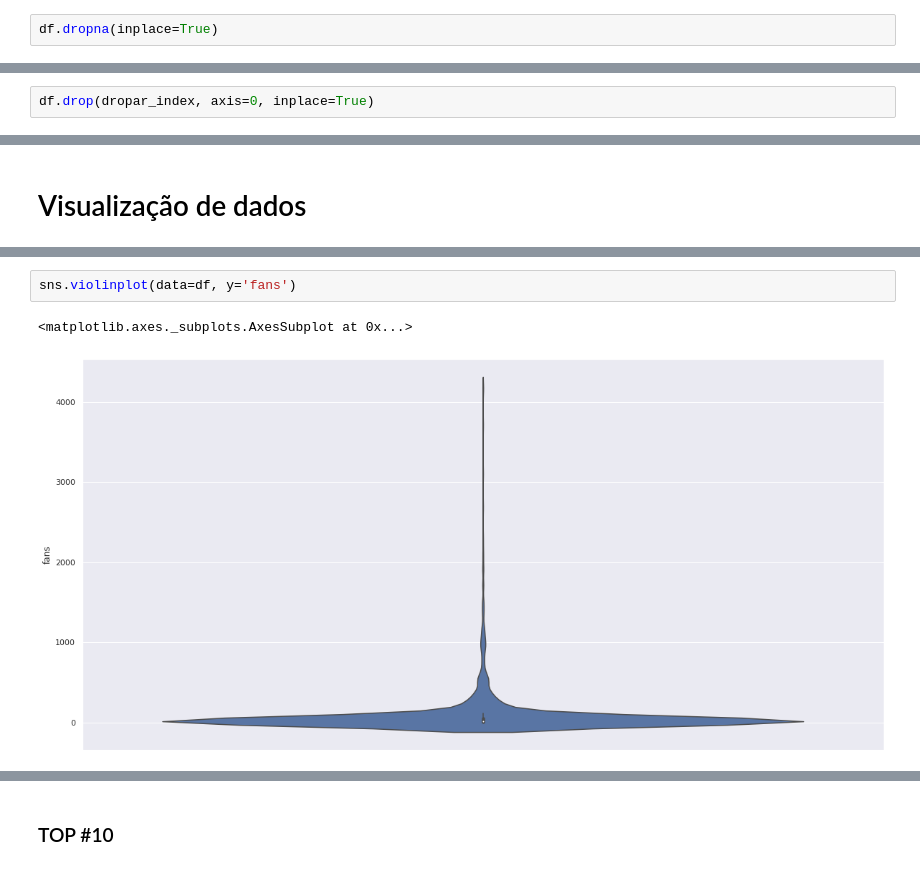
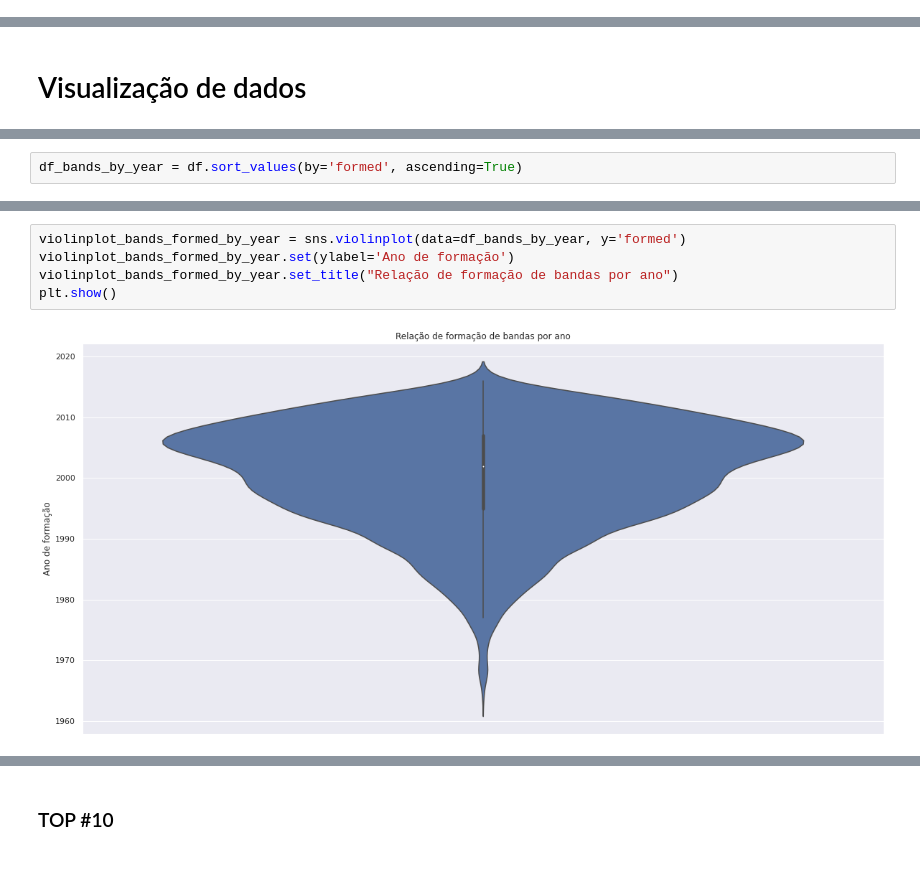
Before and after one commit to otaviokamel/projeto_introducao_analise_de_dados, a Jupyter notebook: Metal_Bands_by_Nation.ipynb, the cells around one changed output, grey strips where cells are left out. Drawn from its saved outputs; the diff is of its cells as text.

```diff
--- a/Metal_Bands_by_Nation.ipynb
+++ b/Metal_Bands_by_Nation.ipynb
@@ -612,2 +596,0 @@ df.hist();
-# %%
-df.dropna(inplace=True)
@@ -616,4 +597,2 @@ dropar_index = df[df['formed'] == '-'].index
-# %%
-df.drop(dropar_index, axis=0, inplace=True)
 # %%
 df['formed'] = df['formed'].astype('int64')
@@ -675,0 +657,2 @@ sns.barplot(data=top_styles.head(10), x='main_style', y='fans');
+# %%
+df_bands_by_year = df.sort_values(by='formed', ascending=True)
@@ -676,5 +674,7 @@ sns.barplot(data=top_styles.head(10), x='main_style', y='fans');
 # %%
-sns.violinplot(data=df, y='fans')
+violinplot_bands_formed_by_year = sns.violinplot(data=df_bands_by_year, y='formed')
+violinplot_bands_formed_by_year.set(ylabel='Ano de formação')
+violinplot_bands_formed_by_year.set_title("Relação de formação de bandas por ano")
+plt.show()
 # %% [output]
-<matplotlib.axes._subplots.AxesSubplot at 0x...>
-[figure, old version]
+[figure, new version]
```
Also changed, not shown: parts of 102 cells of this notebook, 2 other files.
